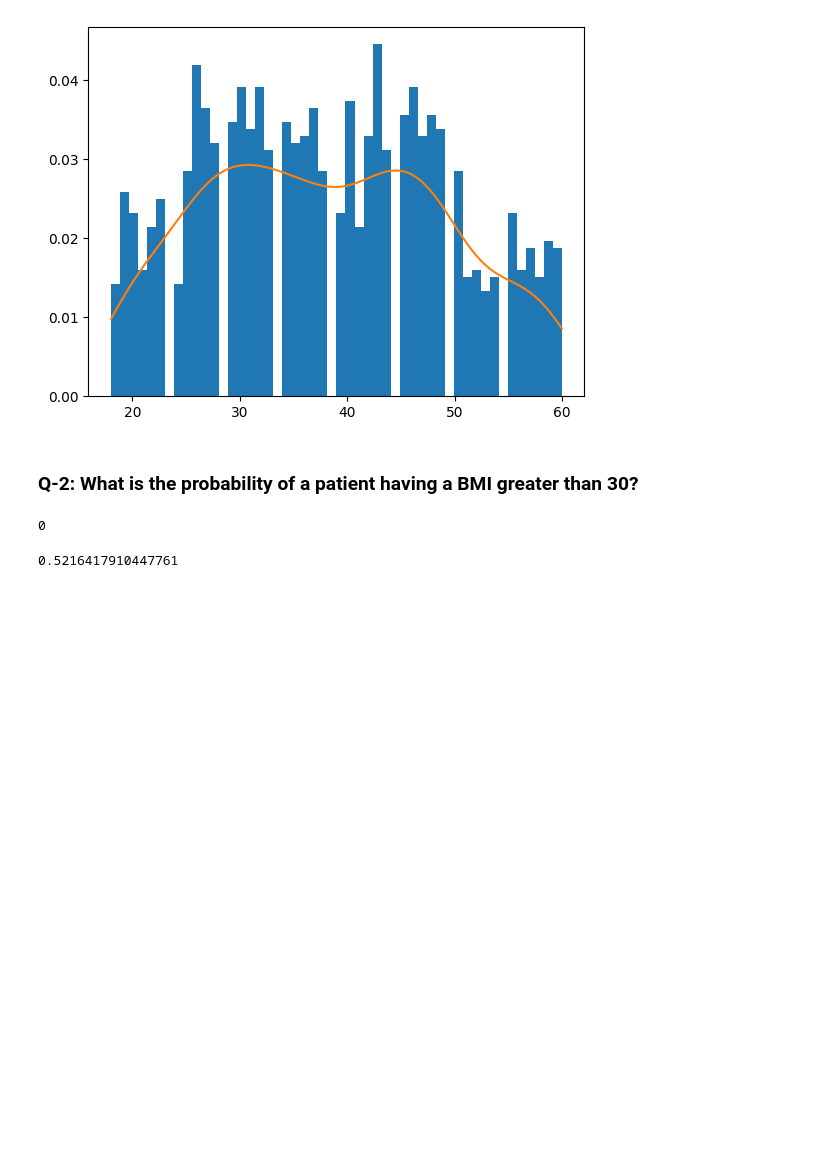
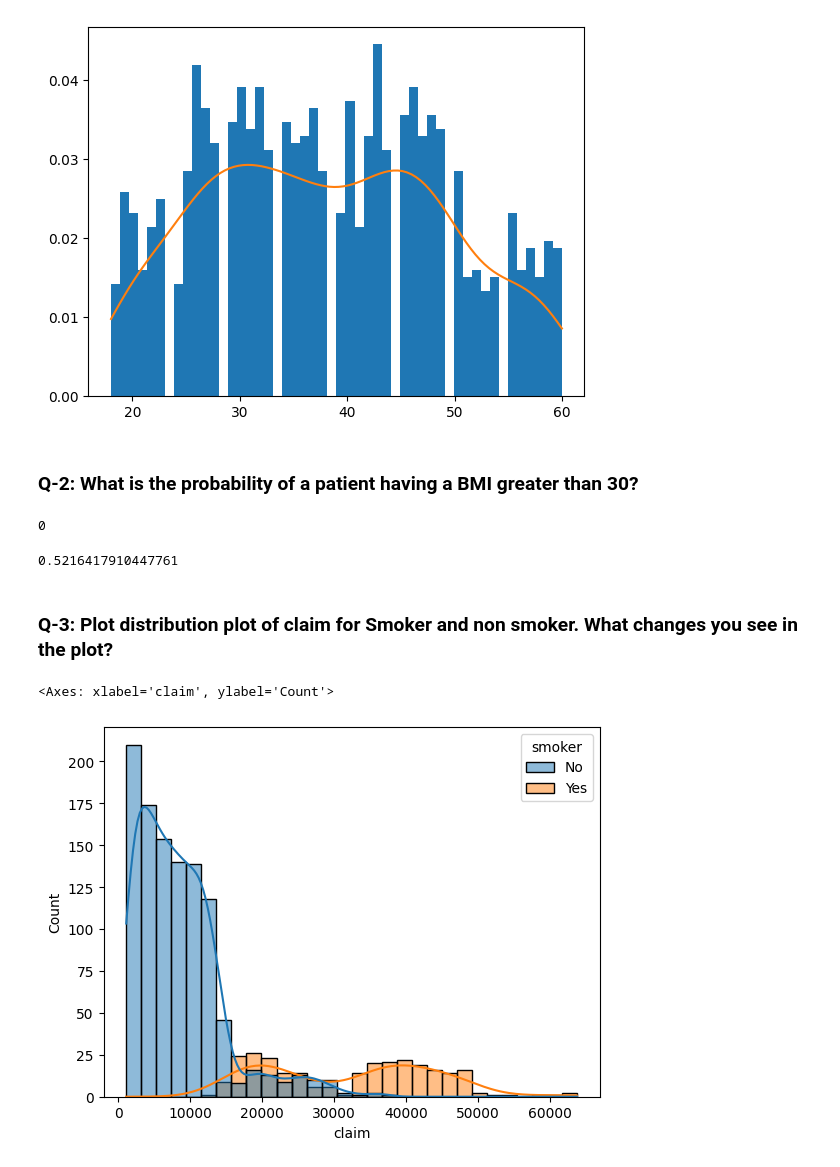
Before and after one commit to NityaVerma19/DSMP, a Jupyter notebook: Descriptive stats 2/task_40.ipynb, the cells around one changed output. Saved outputs shown, nothing was run; the diff lists cells and outputs as text; code cells hidden in the pictures; blank space fills up the shorter version.

```diff
--- a/Descriptive stats 2/task_40.ipynb
+++ b/Descriptive stats 2/task_40.ipynb
@@ -72,3 +72,10 @@ prob = len(greater)/ len(df)
 prob
 # %% [output]
 0.5216417910447761
+# %% [markdown]
+### Q-3: Plot distribution plot of claim for Smoker and non smoker. What changes you see in the plot?
+# %%
+sns.histplot(df, x = 'claim', hue = 'smoker', kde=True)
+# %% [output]
+<Axes: xlabel='claim', ylabel='Count'>
+[figure, added]
```
